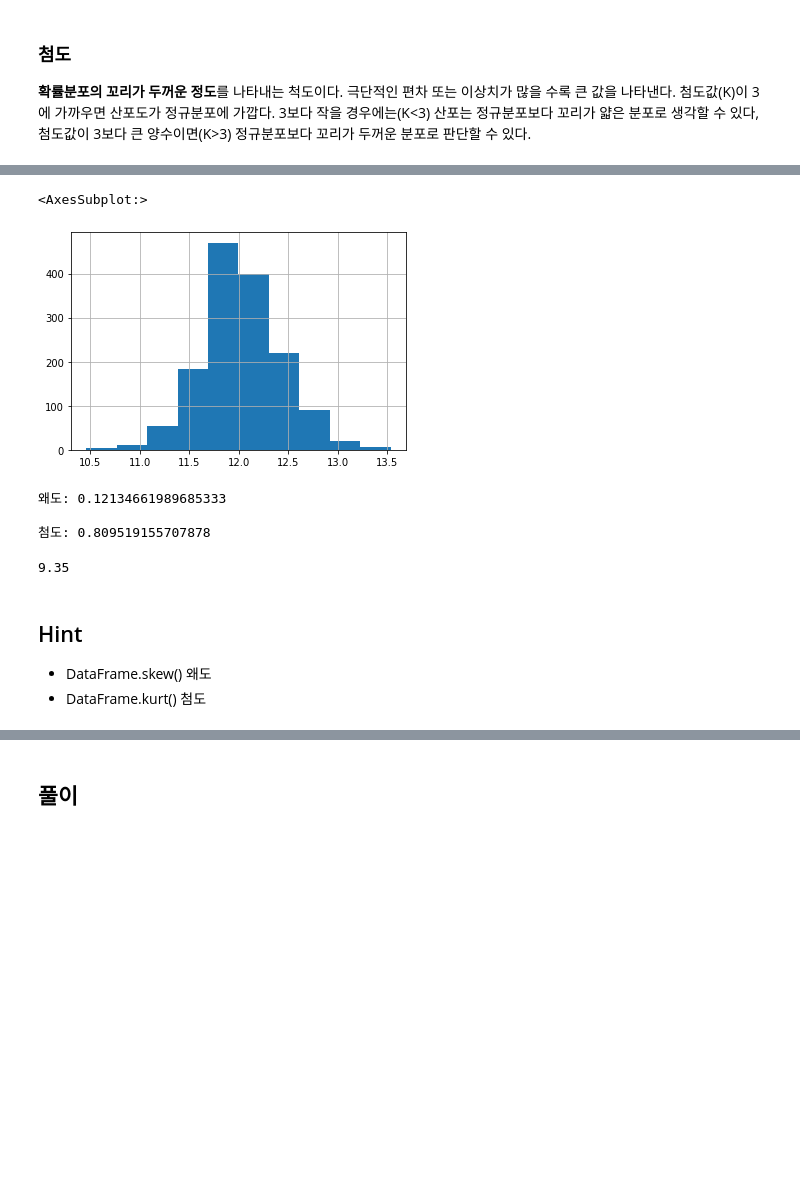
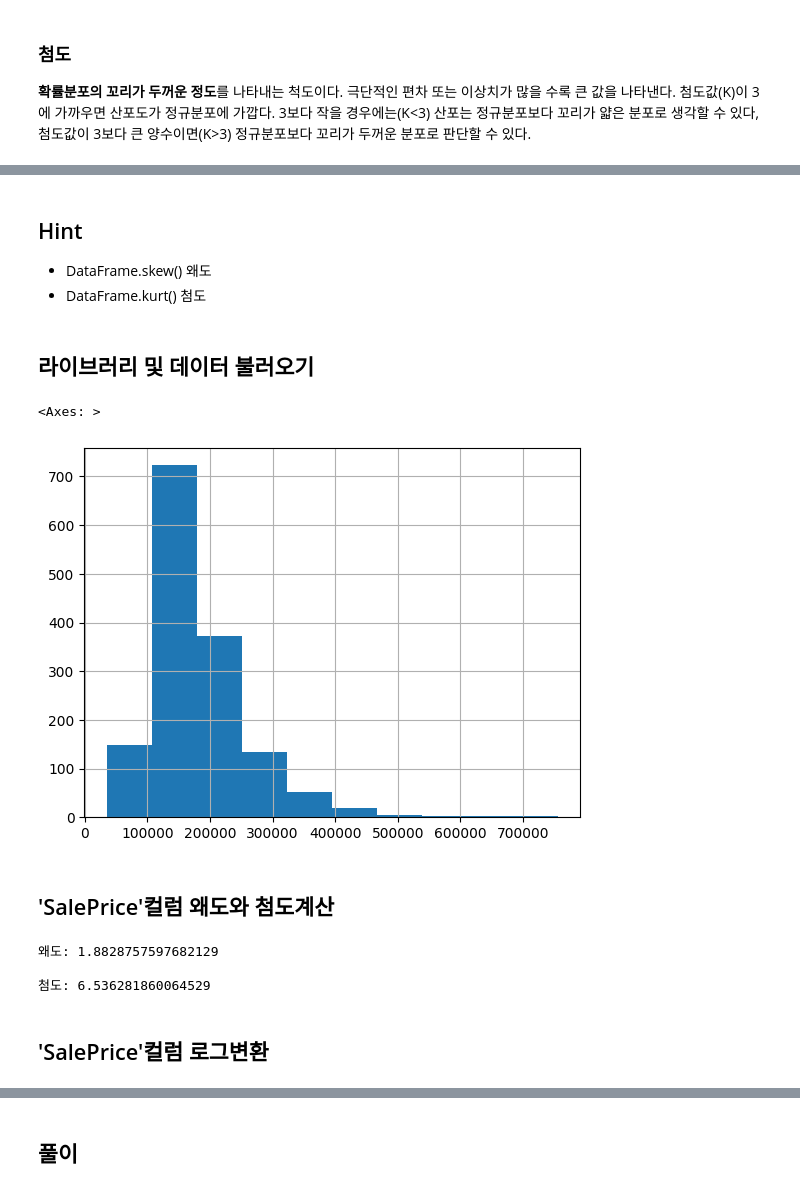
Before and after one commit to SYWoo02/Engineer_BigData_Analysis_10, a Jupyter notebook: [py]_T1_4_왜도와_첨도_구하기_(로그스케일)_Expected_Questions.ipynb, the cells around one changed output, grey strips where cells are left out. Cells and saved outputs as stored; diff of their text form; code cells hidden in the pictures; blank space fills up the shorter version.

```diff
--- a/[py]_T1_4_왜도와_첨도_구하기_(로그스케일)_Expected_Questions.ipynb
+++ b/[py]_T1_4_왜도와_첨도_구하기_(로그스케일)_Expected_Questions.ipynb
@@ -43,31 +19,31 @@ print("\n첨도:",kurt)
-# %%
-# 'SalePrice'컬럼 로그변환
-data['log_SalePrice'] = np.log1p(data['SalePrice'])
-data['log_SalePrice'].hist()
-# %% [output]
-<AxesSubplot:>
-[figure, removed]
-# %%
-# 'SalePrice'컬럼 왜도와 첨도계산
-# 왜도
-skew2 = data['log_SalePrice'].skew()
-
-# 첨도
-kurt2 = data['log_SalePrice'].kurt()
-
-print("왜도:",skew2)
-print("\n첨도:",kurt2)
-# %% [output]
-왜도: 0.12134661989685333
-
-첨도: 0.809519155707878
-# %%
-# 모두 더한 다음 소수점 2번째 자리까지 출력
-res = skew + kurt + skew2 + kurt2
-print(round(res,2))
-# %% [output]
-9.35
 # %% [markdown]
 ## Hint
 - DataFrame.skew() 왜도
 - DataFrame.kurt() 첨도
+# %% [markdown]
+## 라이브러리 및 데이터 불러오기
+# %%
+import pandas as pd
+import numpy as np
+data = pd.read_csv("train.csv")
+data['SalePrice'].hist()
+# %% [output]
+<Axes: >
+[figure, added]
+# %% [markdown]
+## 'SalePrice'컬럼 왜도와 첨도계산
+# %%
+# 왜도
+skew = data['SalePrice'].skew()
+
+# 첨도
+kurt = data['SalePrice'].kurt()
+
+print("왜도:",skew)
+print("\n첨도:",kurt)
+# %% [output]
+왜도: 1.8828757597682129
+
+첨도: 6.536281860064529
+# %% [markdown]
+## 'SalePrice'컬럼 로그변환
```
Also changed, not shown: parts of 13 cells of this notebook.
